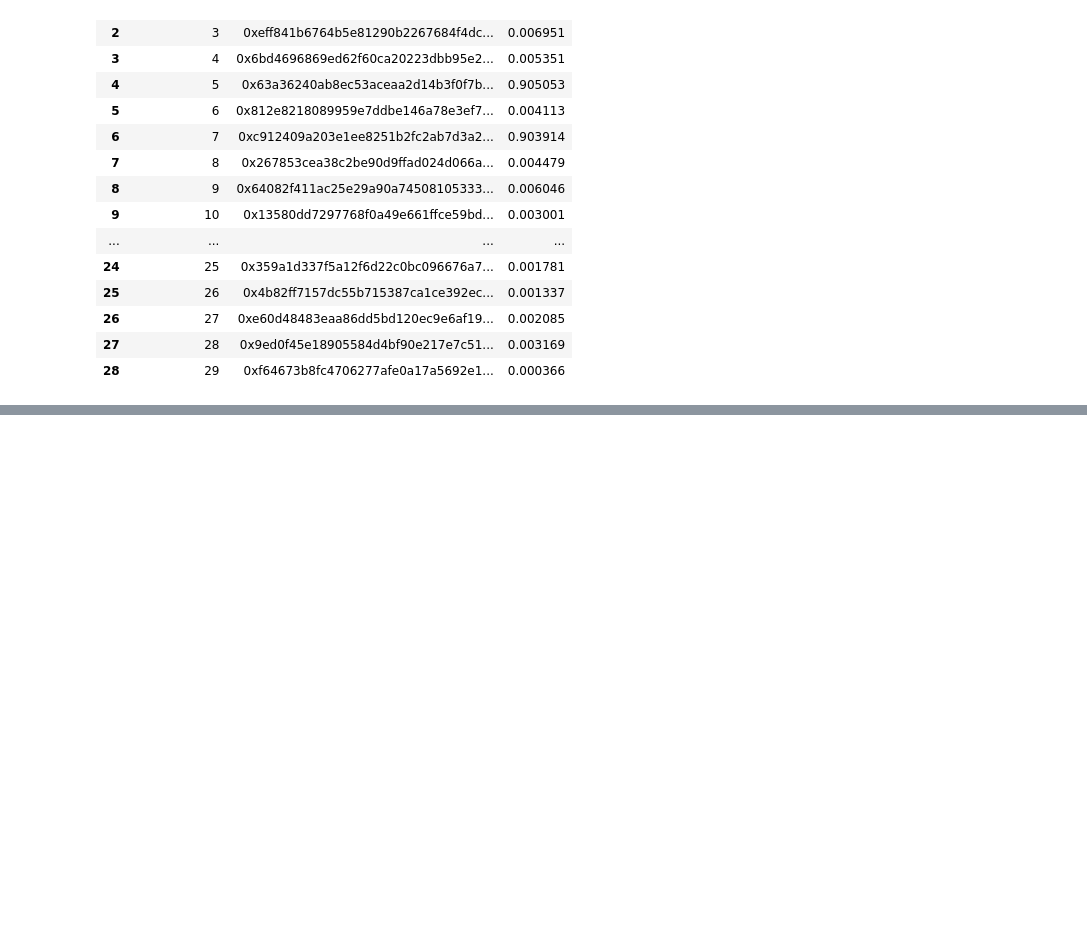
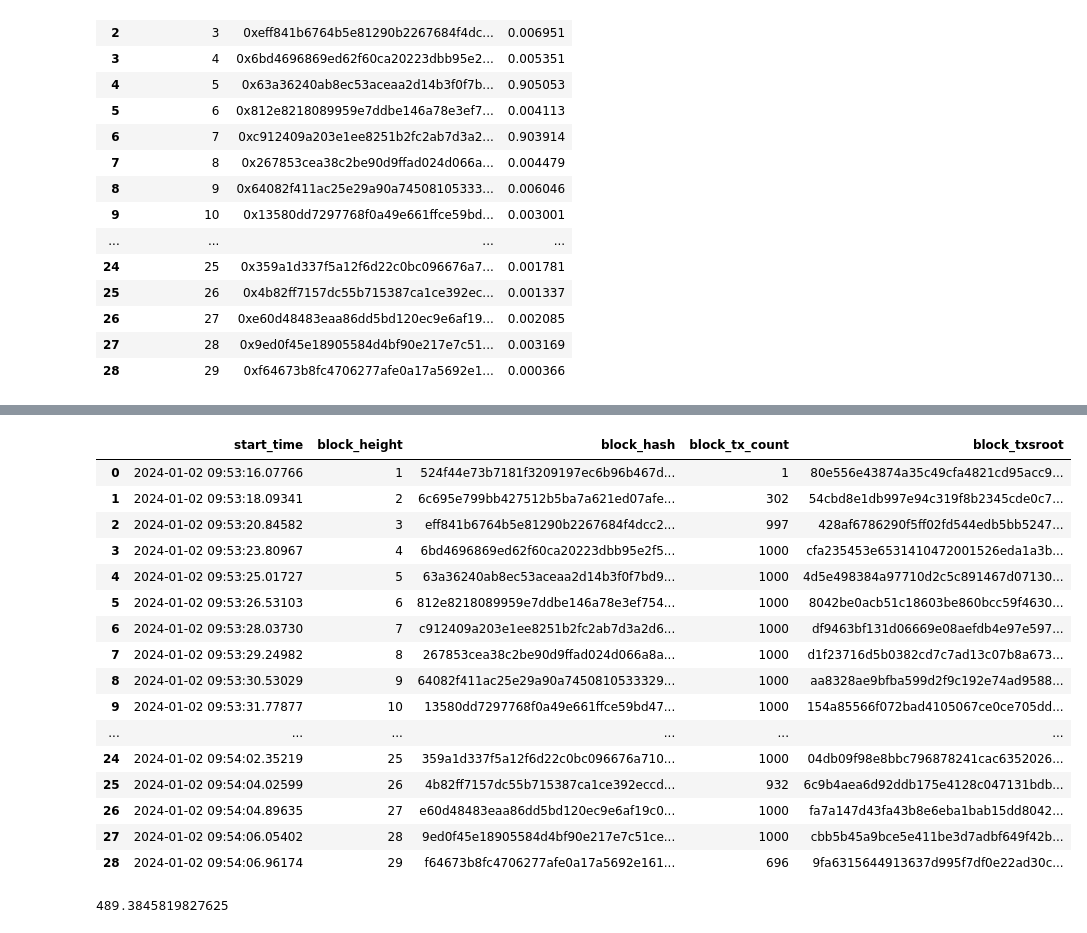
Before and after one commit to ICT-BCLab/RecorderfileFlask_fisco, a Jupyter notebook: run/processData.ipynb, the cells around one changed output, grey strips where cells are left out. Drawn from its saved outputs; the diff is of its cells as text; code cells hidden in the pictures; blank space fills up the shorter version.

```diff
--- a/run/processData.ipynb
+++ b/run/processData.ipynb
@@ -309,0 +380,13 @@ dd
+# %%
+# 读取csv文件
+df_start = pd.read_csv(filepath + 'tx_in_block_tps.csv') # 打包完成时刻
+df_end = pd.read_csv(filepath + 'block_commit_duration_end.csv') # 区块落库时刻
+# 重命名列
+df_start = df_start.rename(columns={'measure_time': 'start_time'})
+df_end = df_end.rename(columns={'measure_time': 'end_time'})
+# 按照block_txsroot合并df_start和df_end
+df = pd.merge(df_start, df_end, on='block_txsroot')
+# 计算时间差
+df['duration'] = df.apply(lambda row: calculate_duration(row['end_time'], row['start_time']), axis=1)
+df = df[df['duration'] >= 0]
+df
@@ -309,0 +418,20 @@ dd
+# %%
+df_start
+# %% [output]
+|  | start_time | block_height | block_hash | block_tx_count | block_txsroot |
+| 0 | 2024-01-02 09:53:16.07766 | 1 | 524f44e73b7181f3209197ec6b96b467d... | 1 | 80e556e43874a35c49cfa4821cd95acc9... |
+| 1 | 2024-01-02 09:53:18.09341 | 2 | 6c695e799bb427512b5ba7a621ed07afe... | 302 | 54cbd8e1db997e94c319f8b2345cde0c7... |
+| 2 | 2024-01-02 09:53:20.84582 | 3 | eff841b6764b5e81290b2267684f4dcc2... | 997 | 428af6786290f5ff02fd544edb5bb5247... |
+| 3 | 2024-01-02 09:53:23.80967 | 4 | 6bd4696869ed62f60ca20223dbb95e2f5... | 1000 | cfa235453e6531410472001526eda1a3b... |
+| 4 | 2024-01-02 09:53:25.01727 | 5 | 63a36240ab8ec53aceaa2d14b3f0f7bd9... | 1000 | 4d5e498384a97710d2c5c891467d07130... |
+| 5 | 2024-01-02 09:53:26.53103 | 6 | 812e8218089959e7ddbe146a78e3ef754... | 1000 | 8042be0acb51c18603be860bcc59f4630... |
+| 6 | 2024-01-02 09:53:28.03730 | 7 | c912409a203e1ee8251b2fc2ab7d3a2d6... | 1000 | df9463bf131d06669e08aefdb4e97e597... |
+| 7 | 2024-01-02 09:53:29.24982 | 8 | 267853cea38c2be90d9ffad024d066a8a... | 1000 | d1f23716d5b0382cd7c7ad13c07b8a673... |
+| 8 | 2024-01-02 09:53:30.53029 | 9 | 64082f411ac25e29a90a7450810533329... | 1000 | aa8328ae9bfba599d2f9c192e74ad9588... |
+| 9 | 2024-01-02 09:53:31.77877 | 10 | 13580dd7297768f0a49e661ffce59bd47... | 1000 | 154a85566f072bad4105067ce0ce705dd... |
+| ... | ... | ... | ... | ... | ... |
+| 24 | 2024-01-02 09:54:02.35219 | 25 | 359a1d337f5a12f6d22c0bc096676a710... | 1000 | 04db09f98e8bbc796878241cac6352026... |
+| 25 | 2024-01-02 09:54:04.02599 | 26 | 4b82ff7157dc55b715387ca1ce392eccd... | 932 | 6c9b4aea6d92ddb175e4128c047131bdb... |
+| 26 | 2024-01-02 09:54:04.89635 | 27 | e60d48483eaa86dd5bd120ec9e6af19c0... | 1000 | fa7a147d43fa43b8e6eba1bab15dd8042... |
+| 27 | 2024-01-02 09:54:06.05402 | 28 | 9ed0f45e18905584d4bf90e217e7c51ce... | 1000 | cbb5b45a9bce5e411be3d7adbf649f42b... |
+| 28 | 2024-01-02 09:54:06.96174 | 29 | f64673b8fc4706277afe0a17a5692e161... | 696 | 9fa6315644913637d995f7df0e22ad30c... |
@@ -309,0 +440,8 @@ dd
+# %%
+sum_txs = df.shape[0] # 当前记录的交易数
+start_time = str(df.iloc[0]['measure_time']) # 第一条的时间
+end_time = str(df.iloc[-1]['measure_time']) # 最后一条的时间
+duration = calculate_duration(end_time,start_time) # 总记录时间
+sum_txs / duration # 交易池输入通量
+# %% [output]
+489.3845819827625
```
Also changed, not shown: parts of 17 cells of this notebook, 2 other files.
